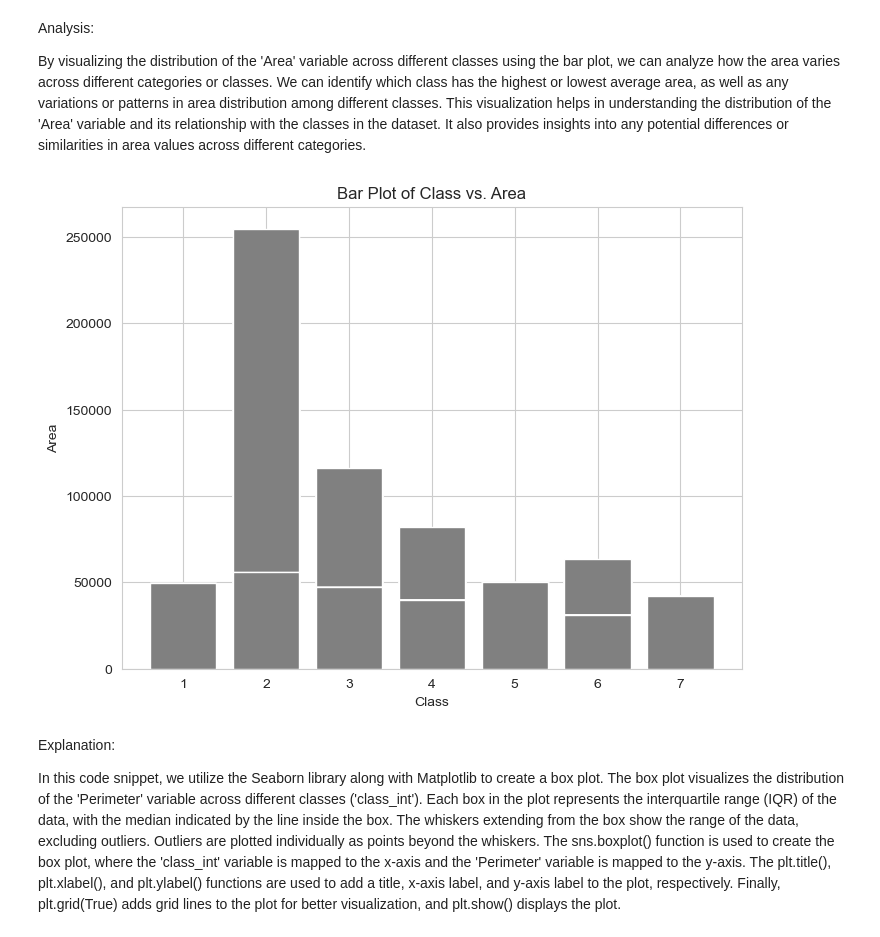
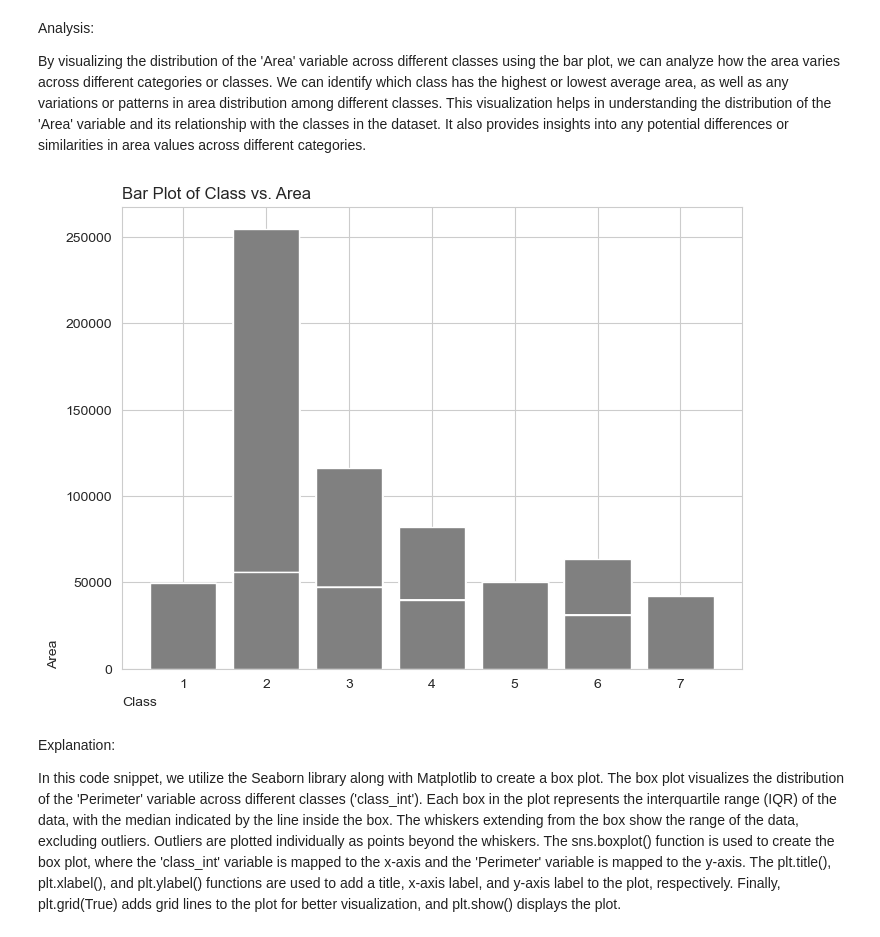
Before and after one commit to soheil-asgari/Dry-Bean-ML, a Jupyter notebook: main.ipynb, the cells around one changed output. Saved outputs shown, nothing was run; the diff lists cells and outputs as text; code cells hidden in the pictures.

```diff
--- a/main.ipynb
+++ b/main.ipynb
@@ -296,13 +296,13 @@ By visualizing the distribution of the 'Area' variable across different classes
 # %%
 plt.figure(figsize=(8, 6))
 plt.bar(dataset["class_int"], dataset["Area"], color="gray")
-plt.title("Bar Plot of Class vs. Area")
-plt.xlabel("Class")
-plt.ylabel("Area")
+plt.title("Bar Plot of Class vs. Area", loc="left")
+plt.xlabel("Class", loc="left")
+plt.ylabel("Area", loc="bottom")
 plt.grid(True)
 plt.show()
 # %% [output]
-[figure, old version]
+[figure, new version]
 # %% [markdown]
 Explanation:
 
```
Also changed, not shown: parts of 19 cells of this notebook, 1 other file.
